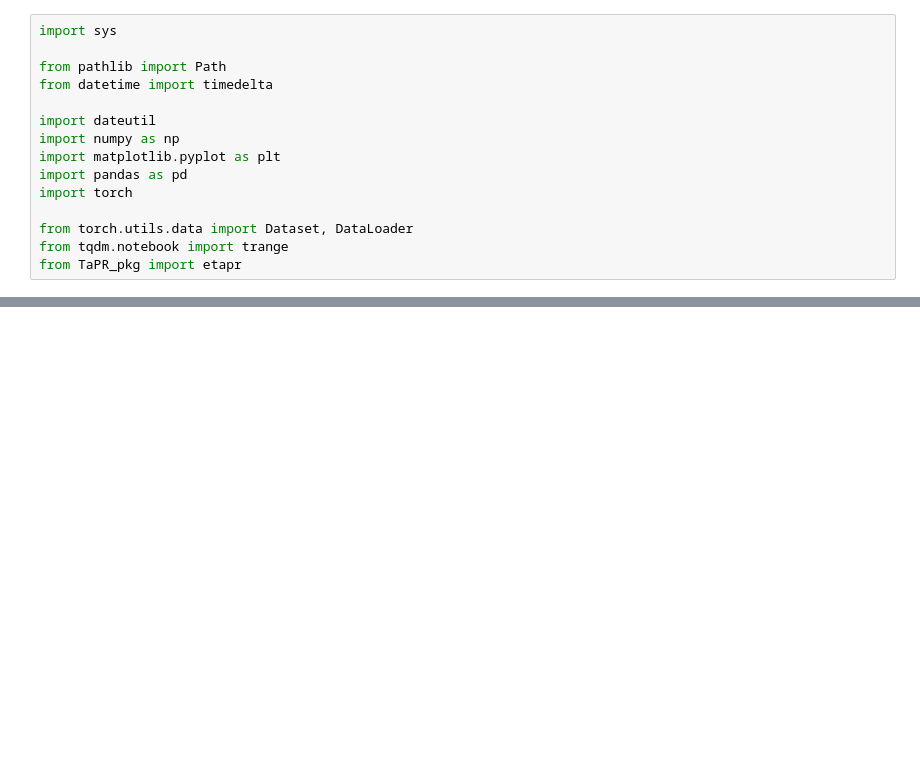
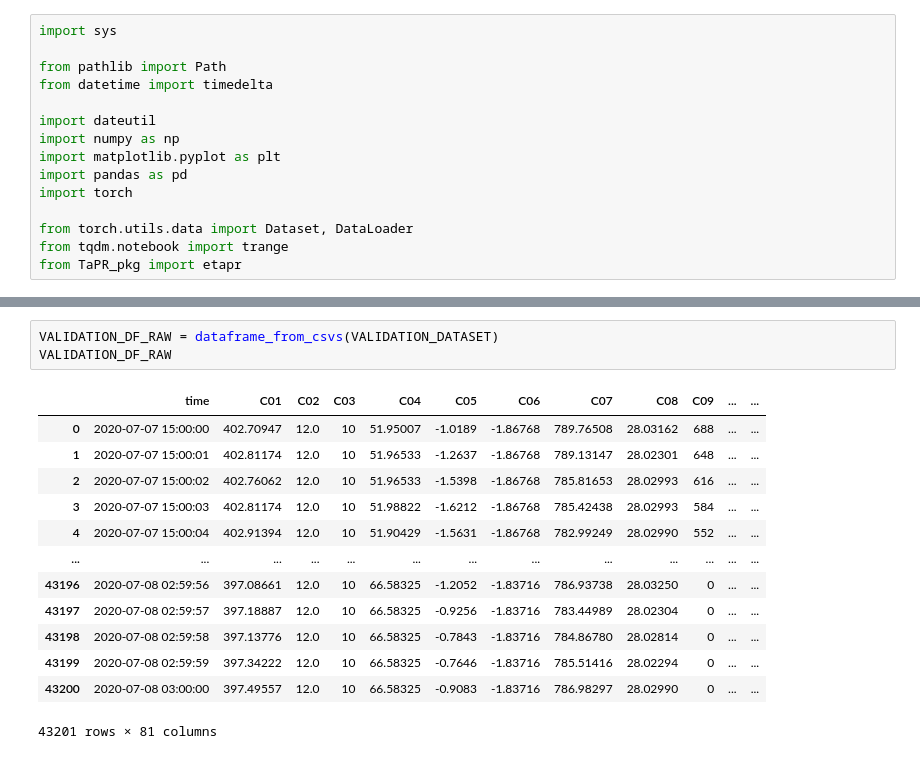
Before and after one commit to raccoon2389/AI_prac, a Jupyter notebook: Dacon/comp5/base.ipynb, the cells around one changed output, grey strips where cells are left out. Saved outputs shown, nothing was run; the diff lists cells and outputs as text; blank space fills up the shorter version.

```diff
--- a/Dacon/comp5/base.ipynb
+++ b/Dacon/comp5/base.ipynb
@@ -33,0 +263,17 @@ NameError: name 'Path' is not defined
+# %%
+VALIDATION_DF_RAW = dataframe_from_csvs(VALIDATION_DATASET)
+VALIDATION_DF_RAW
+# %% [output]
+|  | time | C01 | C02 | C03 | C04 | C05 | C06 | C07 | C08 | C09 | ... | ... |
+| 0 | 2020-07-07 15:00:00 | 402.70947 | 12.0 | 10 | 51.95007 | -1.0189 | -1.86768 | 789.76508 | 28.03162 | 688 | ... | ... |
+| 1 | 2020-07-07 15:00:01 | 402.81174 | 12.0 | 10 | 51.96533 | -1.2637 | -1.86768 | 789.13147 | 28.02301 | 648 | ... | ... |
+| 2 | 2020-07-07 15:00:02 | 402.76062 | 12.0 | 10 | 51.96533 | -1.5398 | -1.86768 | 785.81653 | 28.02993 | 616 | ... | ... |
+| 3 | 2020-07-07 15:00:03 | 402.81174 | 12.0 | 10 | 51.98822 | -1.6212 | -1.86768 | 785.42438 | 28.02993 | 584 | ... | ... |
+| 4 | 2020-07-07 15:00:04 | 402.91394 | 12.0 | 10 | 51.90429 | -1.5631 | -1.86768 | 782.99249 | 28.02990 | 552 | ... | ... |
+| ... | ... | ... | ... | ... | ... | ... | ... | ... | ... | ... | ... | ... |
+| 43196 | 2020-07-08 02:59:56 | 397.08661 | 12.0 | 10 | 66.58325 | -1.2052 | -1.83716 | 786.93738 | 28.03250 | 0 | ... | ... |
+| 43197 | 2020-07-08 02:59:57 | 397.18887 | 12.0 | 10 | 66.58325 | -0.9256 | -1.83716 | 783.44989 | 28.02304 | 0 | ... | ... |
+| 43198 | 2020-07-08 02:59:58 | 397.13776 | 12.0 | 10 | 66.58325 | -0.7843 | -1.83716 | 784.86780 | 28.02814 | 0 | ... | ... |
+| 43199 | 2020-07-08 02:59:59 | 397.34222 | 12.0 | 10 | 66.58325 | -0.7646 | -1.83716 | 785.51416 | 28.02294 | 0 | ... | ... |
+| 43200 | 2020-07-08 03:00:00 | 397.49557 | 12.0 | 10 | 66.58325 | -0.9083 | -1.83716 | 786.98297 | 28.02990 | 0 | ... | ... |
+43201 rows × 81 columns
```
Also changed, not shown: parts of 21 cells of this notebook, 1 other file.
